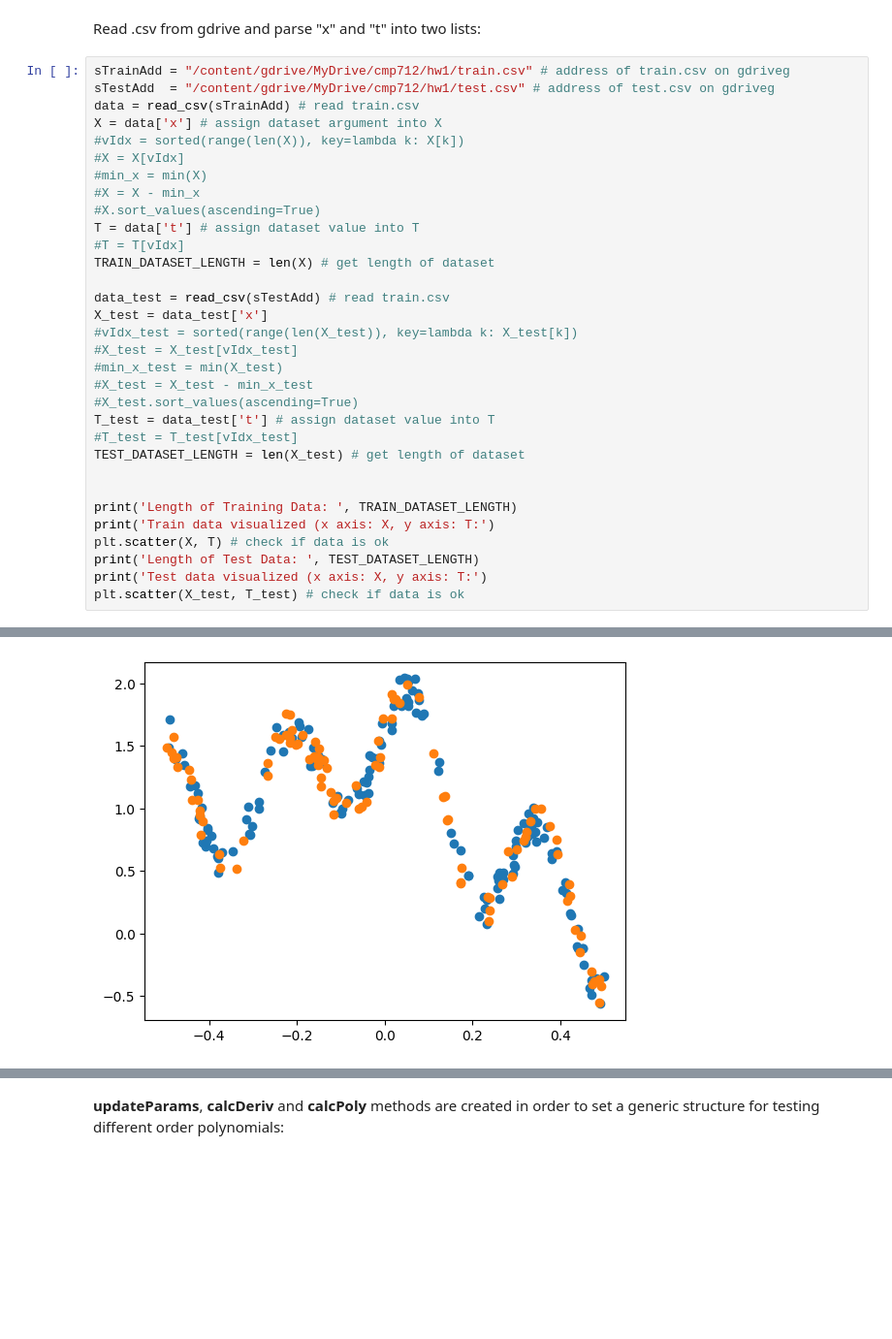
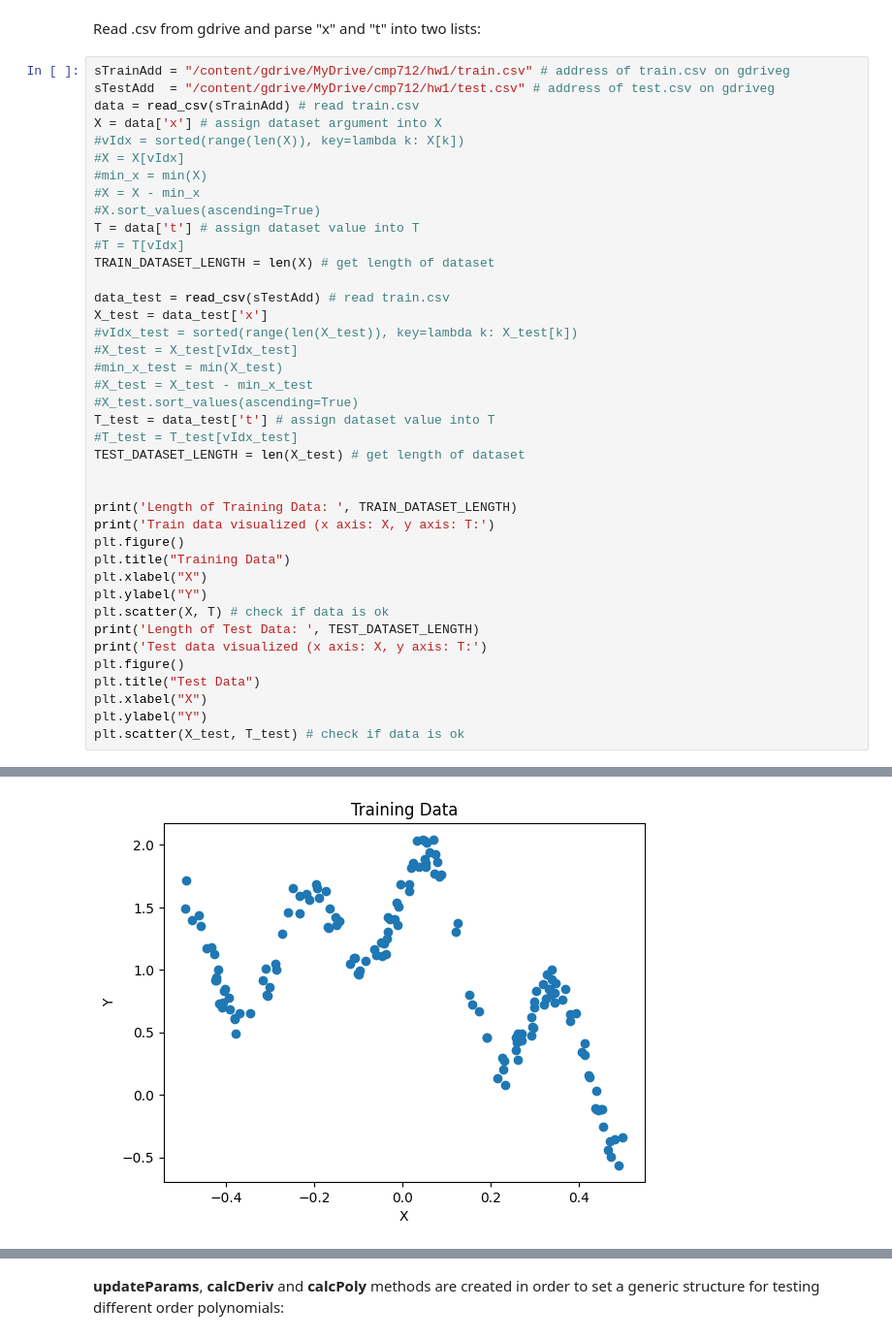
Before and after one commit to imthelizardking/cmp712-homeworks, a Jupyter notebook: hw1/hw1_n22133132_yusufcagri_ogut_.ipynb, the cells around one changed output, grey strips where cells are left out. Shown: that part at 97% size. Drawn from its saved outputs; the diff is of its cells as text; blank space fills up the shorter version.

```diff
--- a/hw1/hw1_n22133132_yusufcagri_ogut_.ipynb
+++ b/hw1/hw1_n22133132_yusufcagri_ogut_.ipynb
@@ -34,31 +35,39 @@ X = data['x'] # assign dataset argument into X
 #X = X - min_x
 #X.sort_values(ascending=True)
 T = data['t'] # assign dataset value into T
 #T = T[vIdx]
 TRAIN_DATASET_LENGTH = len(X) # get length of dataset
 
 data_test = read_csv(sTestAdd) # read train.csv
 X_test = data_test['x']
 #vIdx_test = sorted(range(len(X_test)), key=lambda k: X_test[k])
 #X_test = X_test[vIdx_test]
 #min_x_test = min(X_test)
 #X_test = X_test - min_x_test
 #X_test.sort_values(ascending=True)
 T_test = data_test['t'] # assign dataset value into T
 #T_test = T_test[vIdx_test]
 TEST_DATASET_LENGTH = len(X_test) # get length of dataset
 
 
 print('Length of Training Data: ', TRAIN_DATASET_LENGTH)
 print('Train data visualized (x axis: X, y axis: T:')
+plt.figure()
+plt.title("Training Data")
+plt.xlabel("X")
+plt.ylabel("Y")
 plt.scatter(X, T) # check if data is ok
 print('Length of Test Data: ', TEST_DATASET_LENGTH)
 print('Test data visualized (x axis: X, y axis: T:')
+plt.figure()
+plt.title("Test Data")
+plt.xlabel("X")
+plt.ylabel("Y")
 plt.scatter(X_test, T_test) # check if data is ok
 # %% [output]
 Length of Training Data:  150
 Train data visualized (x axis: X, y axis: T:
 Length of Test Data:  100
 Test data visualized (x axis: X, y axis: T:
 <matplotlib.collections.PathCollection at 0x...>
-[figure, old version]
+[figure, new version]
```
Also changed, not shown: parts of 5 cells of this notebook.
